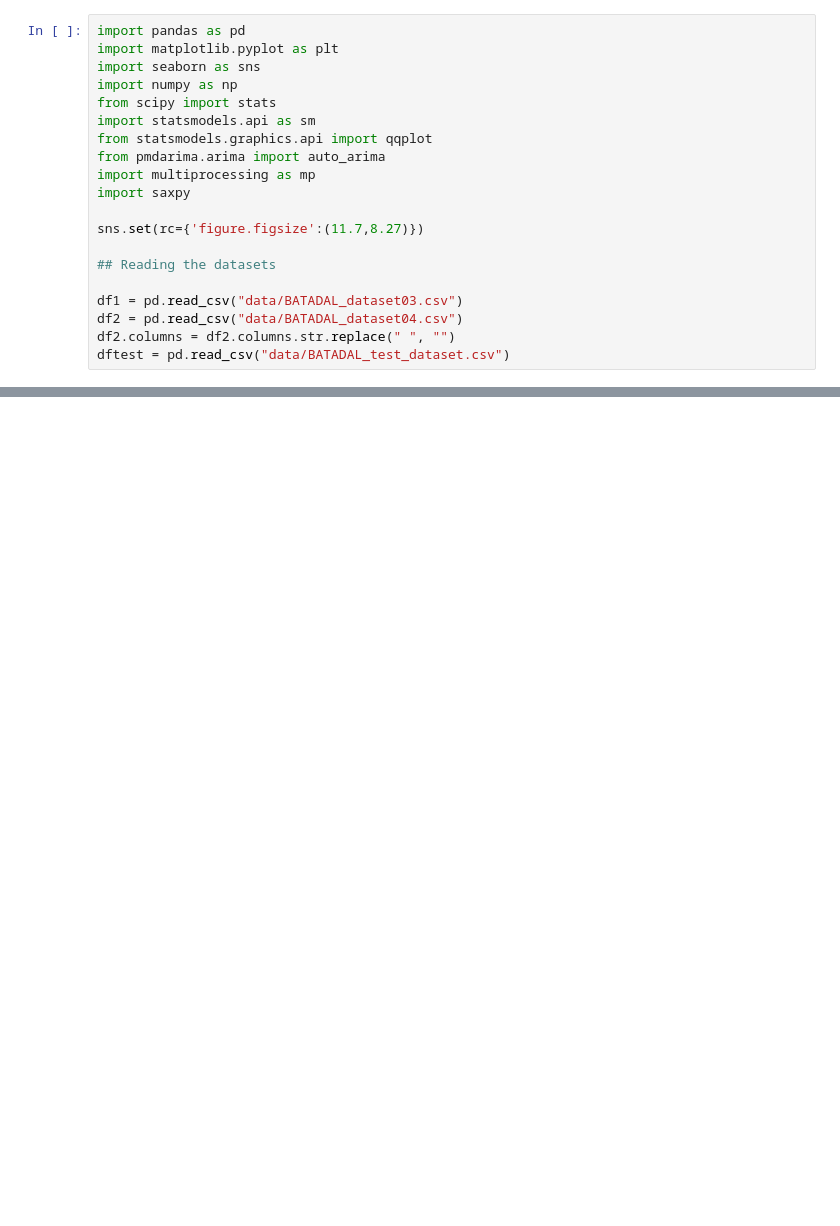
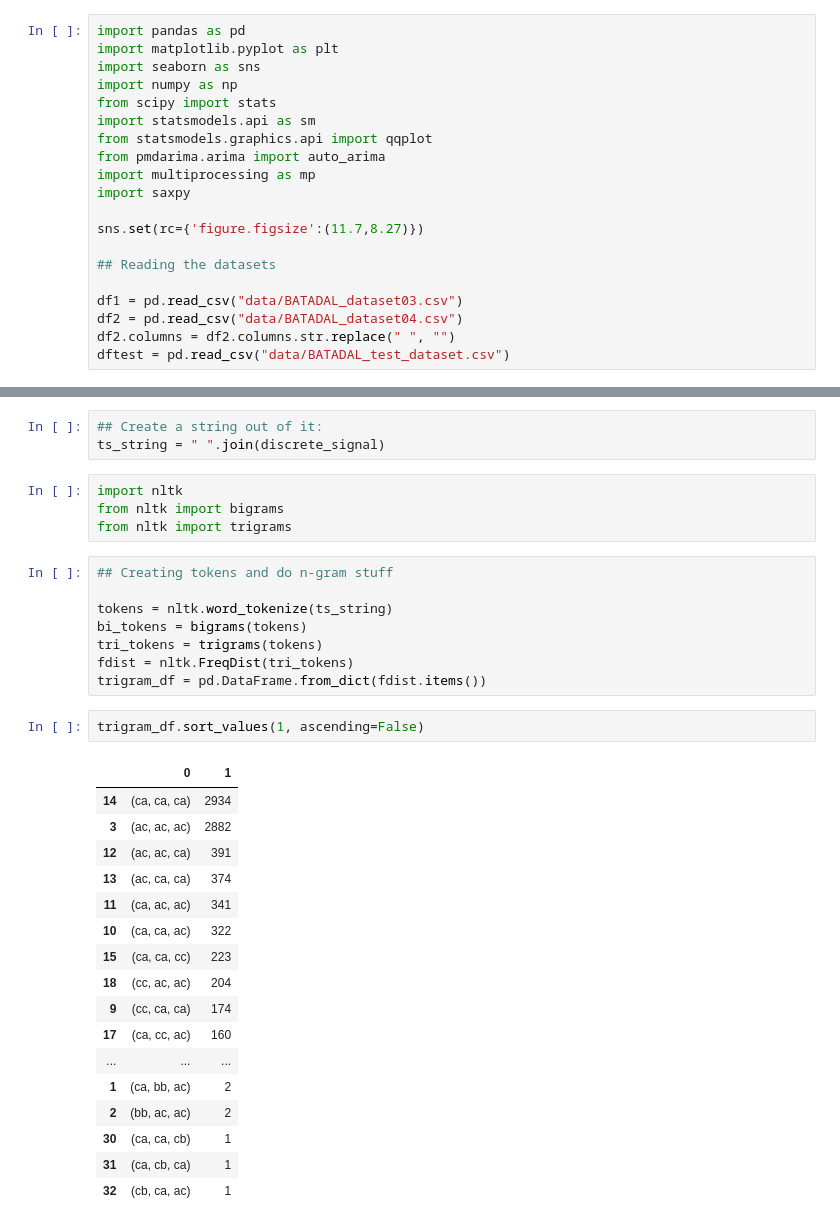
Before and after one commit to sebastiaansch/CDALab2, a Jupyter notebook: Assignment/Discrete models task.ipynb, the cells around one changed output, grey strips where cells are left out. Drawn from its saved outputs; the diff is of its cells as text; blank space fills up the shorter version.

```diff
--- a/Assignment/Discrete models task.ipynb
+++ b/Assignment/Discrete models task.ipynb
@@ -94,0 +68,35 @@ state_counts
+# %%
+## Create a string out of it:
+ts_string = " ".join(discrete_signal)
+# %%
+import nltk
+from nltk import bigrams
+from nltk import trigrams
+# %%
+## Creating tokens and do n-gram stuff
+
+tokens = nltk.word_tokenize(ts_string)
+bi_tokens = bigrams(tokens)
+tri_tokens = trigrams(tokens)
+fdist = nltk.FreqDist(tri_tokens)
+trigram_df = pd.DataFrame.from_dict(fdist.items())
+# %%
+trigram_df.sort_values(1, ascending=False)
+# %% [output]
+|  | 0 | 1 |
+| 14 | (ca, ca, ca) | 2934 |
+| 3 | (ac, ac, ac) | 2882 |
+| 12 | (ac, ac, ca) | 391 |
+| 13 | (ac, ca, ca) | 374 |
+| 11 | (ca, ac, ac) | 341 |
+| 10 | (ca, ca, ac) | 322 |
+| 15 | (ca, ca, cc) | 223 |
+| 18 | (cc, ac, ac) | 204 |
+| 9 | (cc, ca, ca) | 174 |
+| 17 | (ca, cc, ac) | 160 |
+| ... | ... | ... |
+| 1 | (ca, bb, ac) | 2 |
+| 2 | (bb, ac, ac) | 2 |
+| 30 | (ca, ca, cb) | 1 |
+| 31 | (ca, cb, ca) | 1 |
+| 32 | (cb, ca, ac) | 1 |
```
Also changed, not shown: parts of 6 cells of this notebook.
